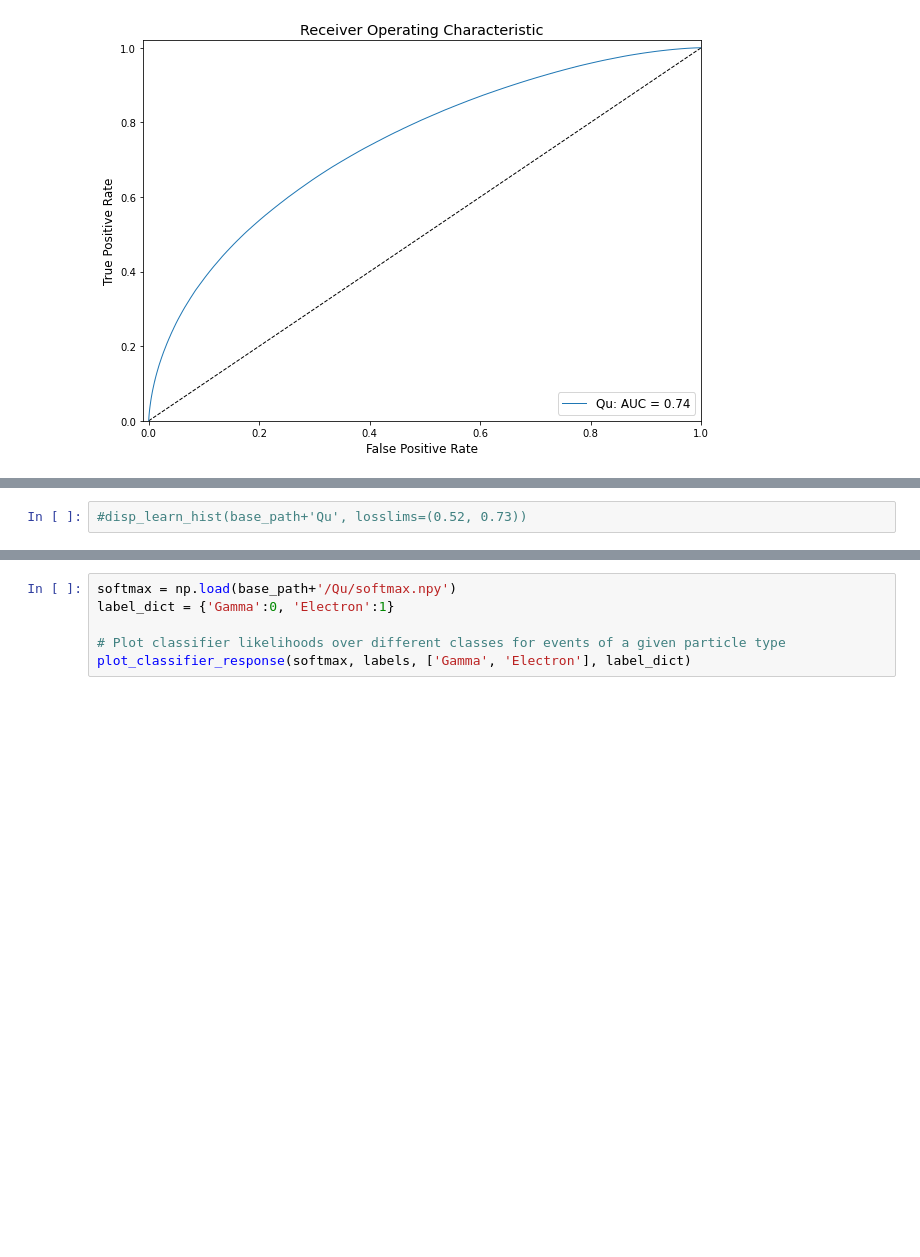
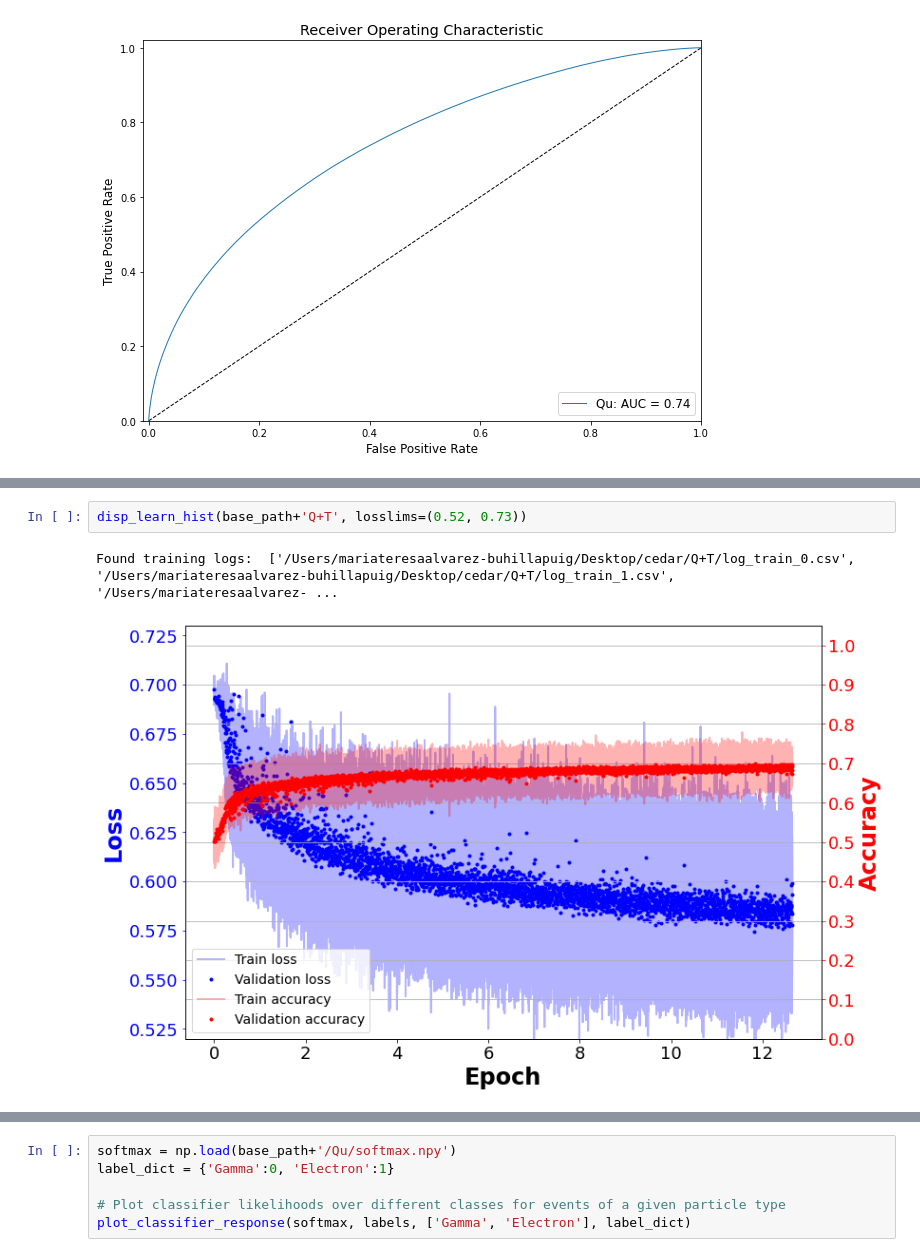
Before and after one commit to inakierregueab/WatChMaL, a Jupyter notebook: notebooks/time_as_channel/exploration_time.ipynb, the cells around one changed output, grey strips where cells are left out. Drawn from its saved outputs; the diff is of its cells as text; blank space fills up the shorter version.

```diff
--- a/notebooks/time_as_channel/exploration_time.ipynb
+++ b/notebooks/time_as_channel/exploration_time.ipynb
@@ -174,2 +179,5 @@ draw_roc_curve(base_path, labels, modes)
 # %%
-#disp_learn_hist(base_path+'Qu', losslims=(0.52, 0.73))
+disp_learn_hist(base_path+'Q+T', losslims=(0.52, 0.73))
+# %% [output]
+Found training logs:  ['/Users/mariateresaalvarez-buhillapuig/Desktop/cedar/Q+T/log_train_0.csv', '/Users/mariateresaalvarez-buhillapuig/Desktop/cedar/Q+T/log_train_1.csv', '/Users/mariateresaalvarez- ...
+[figure, added]
```
Also changed, not shown: parts of 3 cells of this notebook.
